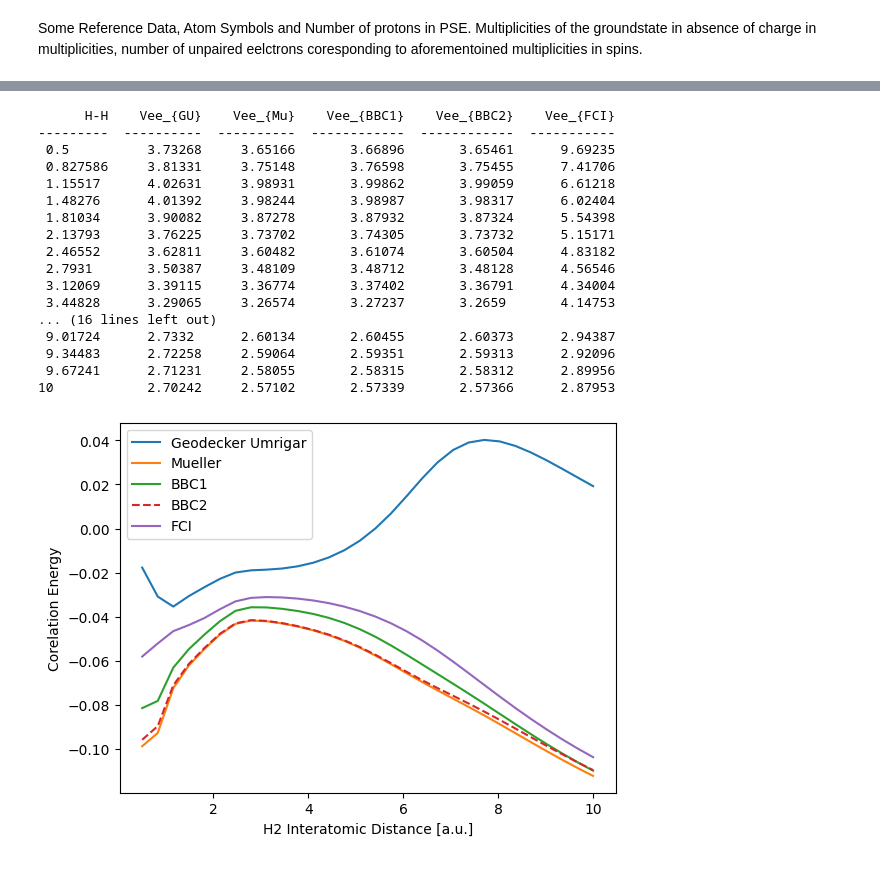
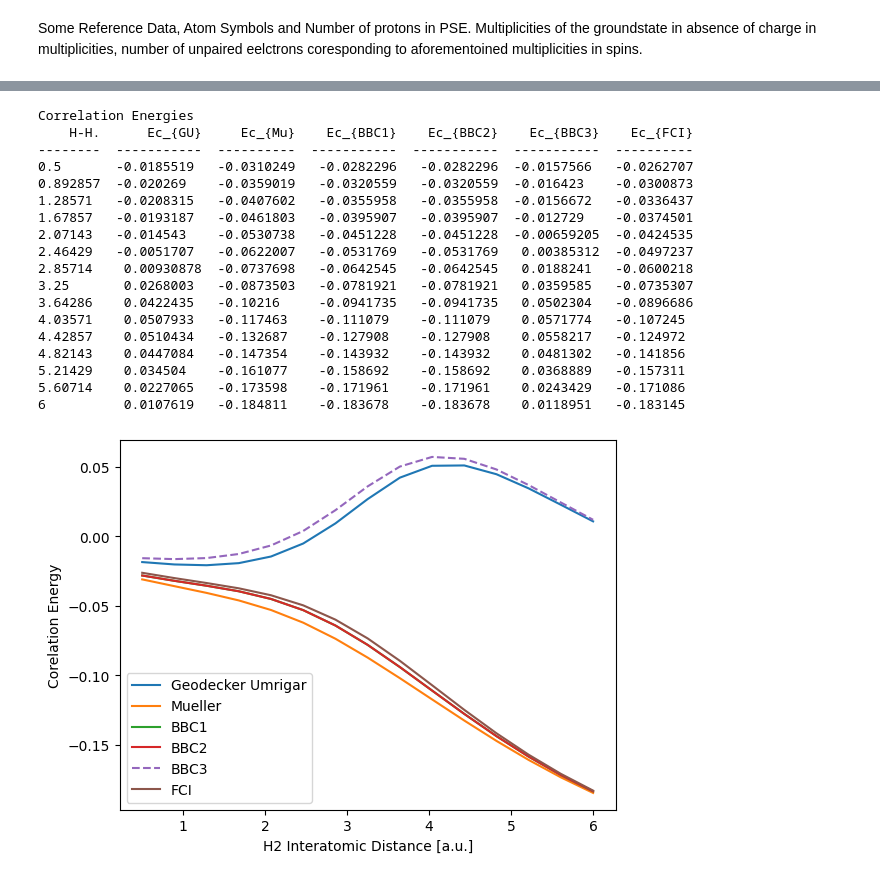
Before and after one commit to JannisErhard/PYSCF-Examples, a Jupyter notebook: 1RDMFT/H2_Curve.ipynb, the cells around one changed output, grey strips where cells are left out. Cells and saved outputs as stored; diff of their text form; code cells hidden in the pictures.

Commit message:
moving curves around, tysing them up, in old 1RDMFT

```diff
--- a/1RDMFT/H2_Curve.ipynb
+++ b/1RDMFT/H2_Curve.ipynb
@@ -255,13 +255,12 @@ def energy_components_bbc3(eri, FCInaturalCTTE, FCIoccuE,h1,E_HF,E_nn,nelec):
 # %%
-#R = np.linspace(1.5,10,30)
-R = np.linspace(0.5,10,30)
+R = np.linspace(0.5,6,15)
 # %%
 stats, tab = [], []
 for dist in R:
     mol = gto.Mole()
     mol.unit = 'B'
     mol.atom = f"""
-        Li    0.    0.    0.
+        H    0.    0.    0.
         H    0.    0.    {dist}
 
     """
@@ -330,15 +329,11 @@ for dist in R:
 # calling 1RDMFT energy functions
     GU_tot,GU_Vee,GU_E_c = energy_components_umrigar(eri, FCInaturalCTTE, FCIoccuE,h1,E_HF,E_nn)
     Mu_tot,Mu_Vee,Mu_E_c = energy_components_mueller(eri, FCInaturalCTTE, FCIoccuE,h1,E_HF,E_nn)
-    BBC1_tot,BBC1_Vee,BBC1_E_c = energy_components_bbc1(eri, FCInaturalCTTE, FCIoccuE,h1,E_HF,E_nn,mol.nelec)
-    BBC2_tot,BBC2_Vee,BBC2_E_c = energy_components_bbc2(eri, FCInaturalCTTE, FCIoccuE,h1,E_HF,E_nn,mol.nelec)
-    BBC3_tot,BBC3_Vee,BBC3_E_c = energy_components_bbc3(eri, FCInaturalCTTE, FCIoccuE,h1,E_HF,E_nn,mol.nelec)
+    BBC1_tot, BBC1_Vee, BBC1_E_c = energy_components_bbc1(eri, FCInaturalCTTE, FCIoccuE,h1,E_HF,E_nn,mol.nelec)
+    BBC2_tot, BBC2_Vee, BBC2_E_c = energy_components_bbc2(eri, FCInaturalCTTE, FCIoccuE,h1,E_HF,E_nn,mol.nelec)
+    BBC3_tot, BBC3_Vee, BBC3_E_c = energy_components_bbc3(eri, FCInaturalCTTE, FCIoccuE,h1,E_HF,E_nn,mol.nelec)
 
-
-
-
-    stats.append([dist, GU_E_c, Mu_E_c, BBC1_E_c, BBC2_E_c, BBC3_E_c,  FCI_c, GU_tot, Mu_tot, BBC1_tot, BBC2_tot, BBC3_tot,  FCI_tot, GU_Vee, Mu_Vee, BBC1_Vee, BBC2_Vee, BBC3_Vee,  FCI_Vee])
-    tab.append([dist, GU_Vee, Mu_Vee, BBC1_Vee, BBC2_Vee, FCI_Vee])
+    stats.append([dist, GU_E_c, Mu_E_c, BBC1_E_c, BBC2_E_c, BBC3_E_c, FCI_c, GU_tot, Mu_tot, BBC1_tot, BBC2_tot, BBC3_tot,FCI_tot, GU_Vee, Mu_Vee, BBC1_Vee, BBC2_Vee, BBC3_Vee, FCI_Vee])
 # %% [output]
 prange or pndindex loop will not be executed in parallel due to there being more than one entry to or exit from the loop (e.g., an assertion).
 
@@ -358,22 +356,26 @@ File "../../../../tmp/ipykernel_762425/2650660764.py", line 1:
 
   warnings.warn(errors.NumbaPerformanceWarning(msg,
 # %%
-print(tabulate(tab,headers=tab_top.split())  )
+top = "H-H. Ec_{GU} Ec_{Mu} Ec_{BBC1} Ec_{BBC2} Ec_{BBC3} Ec_{FCI}"
+np_stats=np.asarray(stats)
+print("Correlation Energies")
+print(tabulate(np_stats[:,0:7],headers=top.split())  )
 # %% [output]
-      H-H    Vee_{GU}    Vee_{Mu}    Vee_{BBC1}    Vee_{BBC2}    Vee_{FCI}
----------  ----------  ----------  ------------  ------------  -----------
- 0.5          3.73268     3.65166       3.66896       3.65461      9.69235
- 0.827586     3.81331     3.75148       3.76598       3.75455      7.41706
- 1.15517      4.02631     3.98931       3.99862       3.99059      6.61218
- 1.48276      4.01392     3.98244       3.98987       3.98317      6.02404
- 1.81034      3.90082     3.87278       3.87932       3.87324      5.54398
- 2.13793      3.76225     3.73702       3.74305       3.73732      5.15171
- 2.46552      3.62811     3.60482       3.61074       3.60504      4.83182
- 2.7931       3.50387     3.48109       3.48712       3.48128      4.56546
- 3.12069      3.39115     3.36774       3.37402       3.36791      4.34004
- 3.44828      3.29065     3.26574       3.27237       3.2659       4.14753
-... (16 lines left out)
- 9.01724      2.7332      2.60134       2.60455       2.60373      2.94387
- 9.34483      2.72258     2.59064       2.59351       2.59313      2.92096
- 9.67241      2.71231     2.58055       2.58315       2.58312      2.89956
-10            2.70242     2.57102       2.57339       2.57366      2.87953
+Correlation Energies
+    H-H.      Ec_{GU}     Ec_{Mu}    Ec_{BBC1}    Ec_{BBC2}    Ec_{BBC3}    Ec_{FCI}
+--------  -----------  ----------  -----------  -----------  -----------  ----------
+0.5       -0.0185519   -0.0310249   -0.0282296   -0.0282296  -0.0157566   -0.0262707
+0.892857  -0.020269    -0.0359019   -0.0320559   -0.0320559  -0.016423    -0.0300873
+1.28571   -0.0208315   -0.0407602   -0.0355958   -0.0355958  -0.0156672   -0.0336437
+1.67857   -0.0193187   -0.0461803   -0.0395907   -0.0395907  -0.012729    -0.0374501
+2.07143   -0.014543    -0.0530738   -0.0451228   -0.0451228  -0.00659205  -0.0424535
+2.46429   -0.0051707   -0.0622007   -0.0531769   -0.0531769   0.00385312  -0.0497237
+2.85714    0.00930878  -0.0737698   -0.0642545   -0.0642545   0.0188241   -0.0600218
+3.25       0.0268003   -0.0873503   -0.0781921   -0.0781921   0.0359585   -0.0735307
+3.64286    0.0422435   -0.10216     -0.0941735   -0.0941735   0.0502304   -0.0896686
+4.03571    0.0507933   -0.117463    -0.111079    -0.111079    0.0571774   -0.107245
+4.42857    0.0510434   -0.132687    -0.127908    -0.127908    0.0558217   -0.124972
+4.82143    0.0447084   -0.147354    -0.143932    -0.143932    0.0481302   -0.141856
+5.21429    0.034504    -0.161077    -0.158692    -0.158692    0.0368889   -0.157311
+5.60714    0.0227065   -0.173598    -0.171961    -0.171961    0.0243429   -0.171086
+6          0.0107619   -0.184811    -0.183678    -0.183678    0.0118951   -0.183145
@@ -382,22 +382,21 @@ stats_array = np.asarray(stats)
 # %%
 import matplotlib.pyplot as plt
-plt.plot(stats_array[:,0], stats_array[:,1], label = 'Geodecker Umrigar')
-plt.plot(stats_array[:,0], stats_array[:,2], label = 'Mueller')
-plt.plot(stats_array[:,0], stats_array[:,3], label = 'BBC1')
-plt.plot(stats_array[:,0], stats_array[:,4], label = 'BBC2',linestyle='dashed')
-#plt.plot(stats_array[:,0], stats_array[:,5], label = 'BBC3',linestyle='dashed')
-plt.plot(stats_array[:,0], stats_array[:,6], label = 'FCI')
-
+plt.plot(np_stats[:,0], np_stats[:,1], label = 'Geodecker Umrigar')
+plt.plot(np_stats[:,0], np_stats[:,2], label = 'Mueller')
+plt.plot(np_stats[:,0], np_stats[:,3], label = 'BBC1')
+plt.plot(np_stats[:,0], np_stats[:,4], label = 'BBC2')
+plt.plot(np_stats[:,0], np_stats[:,5], label = 'BBC3',linestyle='dashed')
+plt.plot(np_stats[:,0], np_stats[:,6], label = 'FCI')
 
 
 plt.legend()
 
 #plt.plot(R, OT2)
 
 plt.xlabel(f"H2 Interatomic Distance [a.u.]")
 plt.ylabel("Corelation Energy")
 plt.show()
 # %% [output]
-[figure, old version]
+[figure, new version]
 # %%
 import matplotlib.pyplot as plt
```
Also changed, not shown: parts of 12 cells of this notebook.
